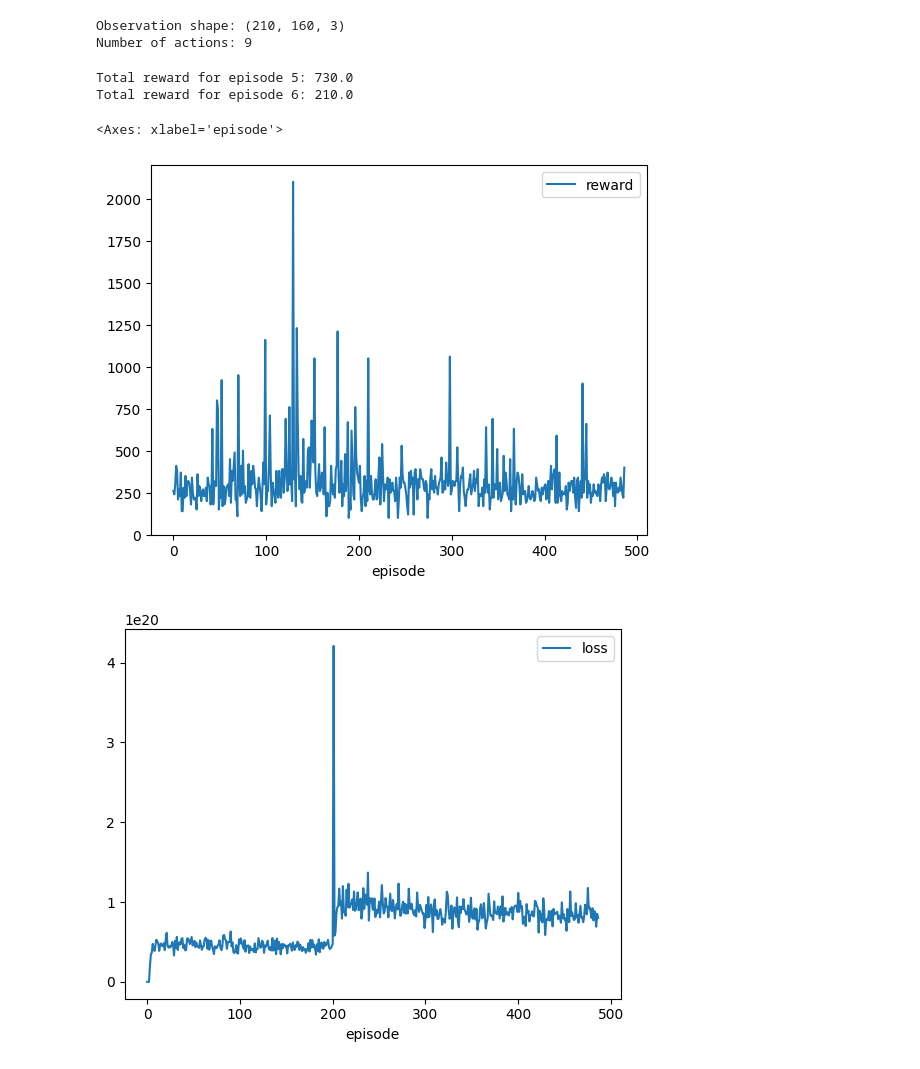
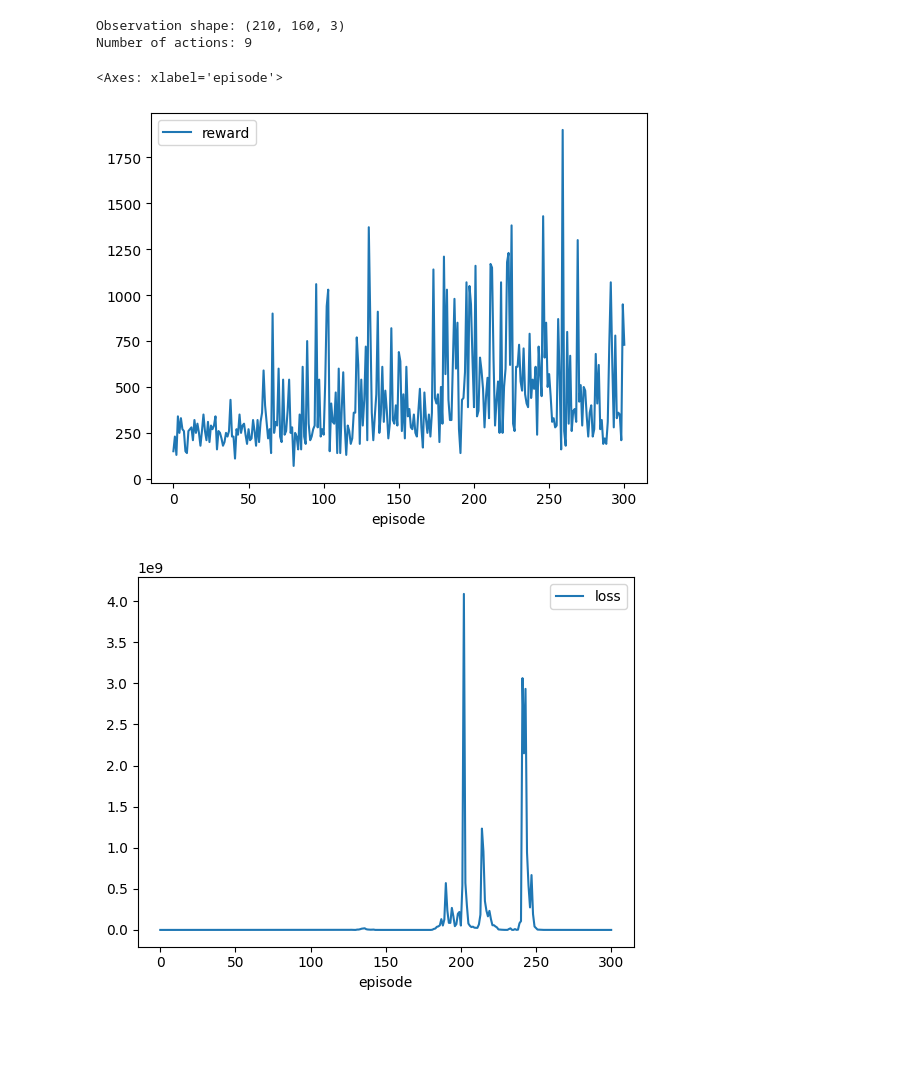
Before and after one commit to pavonism/reinforcement-learning, a Jupyter notebook: scripts/TestEnvironment.ipynb, the cells around one changed output. Cells and saved outputs as stored; diff of their text form; code cells hidden in the pictures; blank space fills up the shorter version.

```diff
--- a/scripts/TestEnvironment.ipynb
+++ b/scripts/TestEnvironment.ipynb
@@ -22,18 +22,15 @@ print(f'Number of actions: {n_actions}')
 Observation shape: (210, 160, 3)
 Number of actions: 9
 # %%
-policy = DQLPolicy(env, model=DQN(n_actions), path='../checkpoints/dqn/first_agent')
+policy = DQLPolicy(env, model=DQN(n_actions), path='../checkpoints/dqn/BREAKING_CHANGES')
 total_reward = policy.train(episodes=10_000, max_steps=10_000)
-# %% [output]
-Total reward for episode 5: 730.0
-Total reward for episode 6: 210.0
 # %%
 import pandas as pd
 
-df = pd.read_csv(f'../checkpoints/dqn/first_agent/metrics.csv', index_col=False)
+df = pd.read_csv('../checkpoints/dqn/BREAKING_CHANGES/metrics.csv', index_col=False)
 df.groupby('episode').sum().plot(y='reward')
 df.groupby('episode')[['episode', 'loss']].mean().plot(y='loss')
 # %% [output]
 <Axes: xlabel='episode'>
-[figure, old version]
+[figure, new version]
-[figure, old version]
+[figure, new version]
```
Also changed, not shown: 3 other files.
